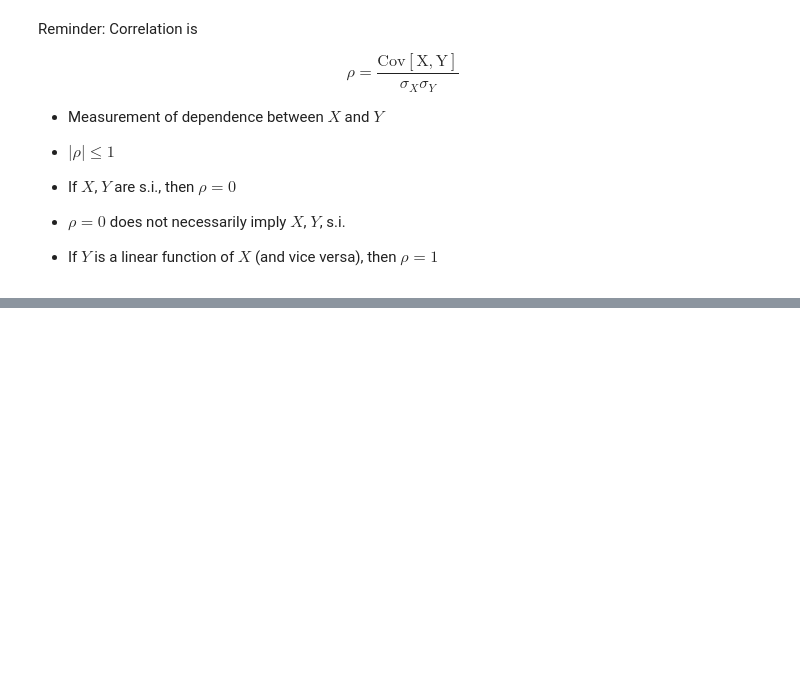
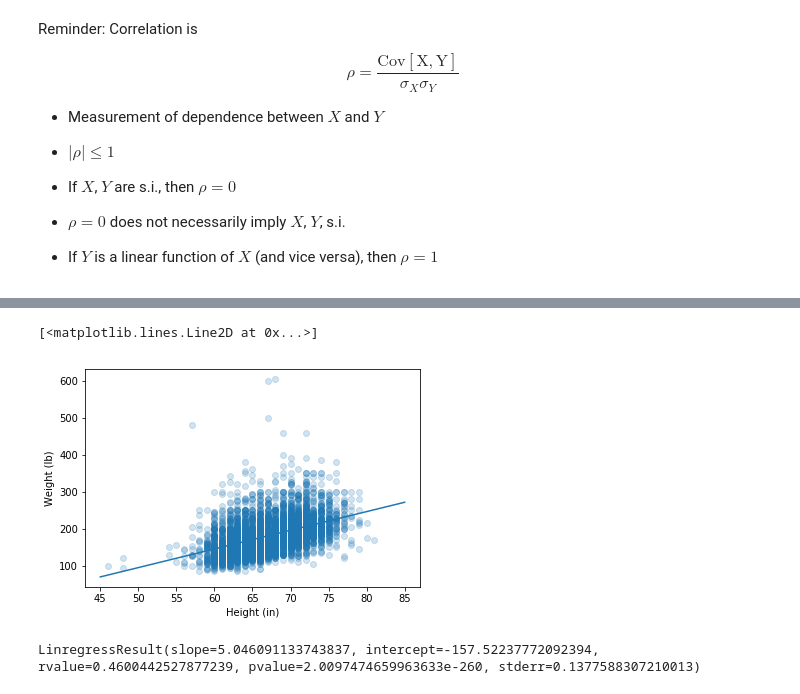
Before and after one commit to hodsonus/ece-stats, a Jupyter notebook: Lectures/Lecture-40/Lecture-40.ipynb, the cells around one changed output, grey strips where cells are left out. Cells and saved outputs as stored; diff of their text form; code cells hidden in the pictures; blank space fills up the shorter version.

```diff
--- a/Lectures/Lecture-40/Lecture-40.ipynb
+++ b/Lectures/Lecture-40/Lecture-40.ipynb
@@ -41,0 +84,9 @@ K
+# %%
+x=np.linspace(45,85,100)
+plt.scatter(df['HEIGHT'],df['WEIGHT2'],alpha=0.2)
+plt.xlabel('Height (in)')
+plt.ylabel('Weight (lb)')
+plt.plot(x,m*x+b)
+# %% [output]
+[<matplotlib.lines.Line2D at 0x...>]
+[figure, added]
@@ -41,0 +97,4 @@ K
+# %%
+stats.linregress(df['HEIGHT'],df['WEIGHT2'])
+# %% [output]
+LinregressResult(slope=5.046091133743837, intercept=-157.52237772092394, rvalue=0.4600442527877239, pvalue=2.0097474659963633e-260, stderr=0.1377588307210013)
```
Also changed, not shown: parts of 10 cells of this notebook, 16 other files.
